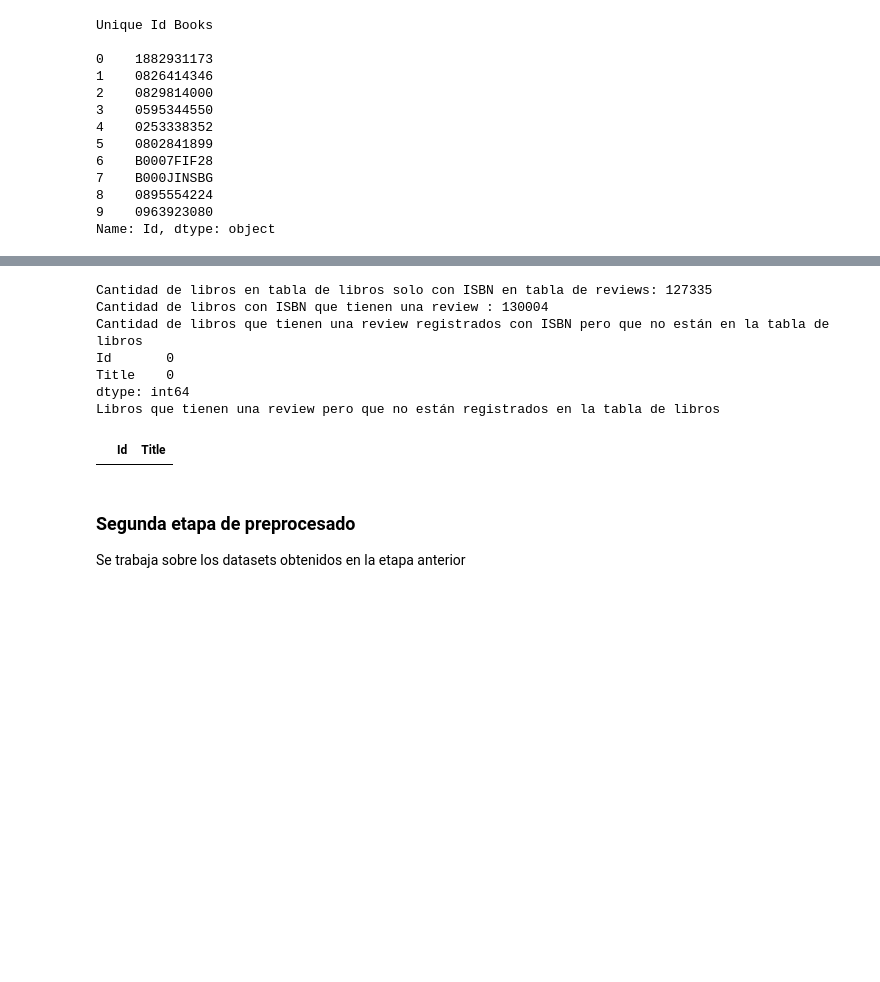
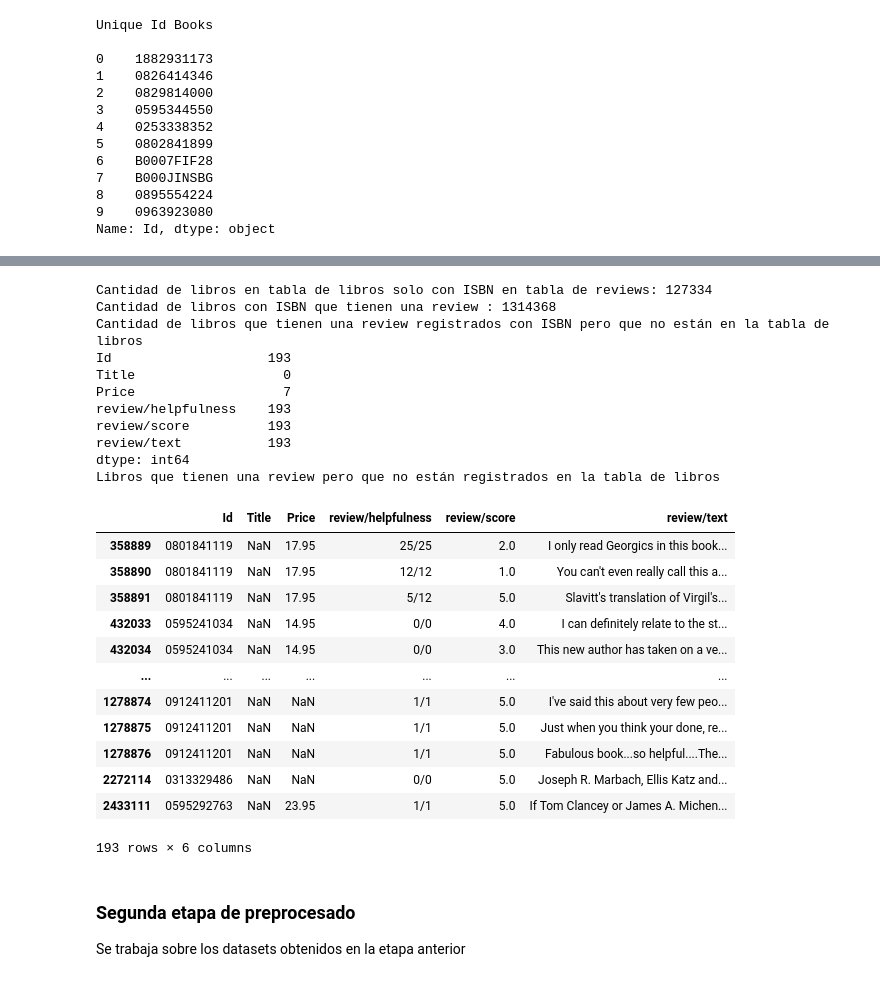
Before and after one commit to EmmaGalizio/Data-Science-Ammazon-Books-Reviews, a Jupyter notebook: TPI.ipynb, the cells around one changed output, grey strips where cells are left out. Saved outputs shown, nothing was run; the diff lists cells and outputs as text; code cells hidden in the pictures; blank space fills up the shorter version.

```diff
--- a/TPI.ipynb
+++ b/TPI.ipynb
@@ -143,0 +128,9 @@ Tengan en cuenta que se cargan todos los registros en una sola llamada. el archi
+# %%
+# Libro sin título
+titulo_faltante = df_books[df_books["Title"].isna()]
+print(titulo_faltante)
+# Indice en df_books: 1066
+
+# Buscando en los links encontramos su nombre: "Nan Yar - Who Am I?"
+df_books.loc[1066, "Title"] = "Nan Yar - Who Am I?"
+print(df_books.isna().sum())
@@ -254,3 +270,25 @@ Cantidad de titulos con indice numérico: 130009
 21  0789480662                  Eyewitness Travel Guide to Europe
 23  0517150328                    History of Magic and the Occult
 25  3161453549  Homer or Moses?: Early Christian Interpretatio...
+# %%
+#Hay 5 libros que tienen ISBN pero no tienen titulo
+df_books_no_title = df_reviews_titulos_numeric_ids[df_reviews_titulos_numeric_ids['Title'].isna() | df_reviews_titulos_numeric_ids['Title'].isnull() ]
+print(df_books_no_title)
+
+#                 Id Title
+# 25568   0801841119   NaN
+# 30848   0595241034   NaN
+# 93715   0912411201   NaN
+# 167772  0313329486   NaN
+# 180005  0595292763   NaN
+
+# carga manual
+df_reviews_titulos_numeric_ids.loc[25568, "Title"] = "Eclogues and Georgics of Virgil"
+df_reviews_titulos_numeric_ids.loc[30848, "Title"] = "Delicate Relations"
+df_reviews_titulos_numeric_ids.loc[93715, "Title"] = "Tinseltowns U.S.A"
+df_reviews_titulos_numeric_ids.loc[167772, "Title"] = "Federalism in America: An Encyclopedia, Volume I, A-J"
+df_reviews_titulos_numeric_ids.loc[180005, "Title"] = "Stars of the Southern Cross"
+
+# revisar de nuevo
+df_books_no_title = df_reviews_titulos_numeric_ids[df_reviews_titulos_numeric_ids['Title'].isna() | df_reviews_titulos_numeric_ids['Title'].isnull() ]
+print(df_books_no_title)
@@ -312,4 +355,0 @@ dtype: int64
-# %%
-#Eliminacion de las columnas user_id, profileName, review/Summary, review/time del df de reviews de libros registrados con ISBN
-df_reviews_ids_numericos_only = df_reviews_ids_numericos_only.drop(columns=['User_id', 'profileName', 'review/summary', 'review/time'])
-df_reviews_ids_numericos_only
@@ -332,7 +358,7 @@ df_reviews_ids_numericos_only
 
 
 #Eliminación de libros de la tabla de libros que no están en la tabla de reviews de libros registrados solo con ISBN
-titulos = df_reviews_unique_ids_numericos_only['Title'].to_numpy()
+titulos = df_reviews_titulos_numeric_ids['Title'].to_numpy()
 print("Cantidad de titulos: {}".format(len(titulos)))
 df_books_only_isbn = df_books[df_books['Title'].isin(titulos)]
 print("Cantidad de libros en tabla de libros:")
@@ -413,23 +395,39 @@ See the caveats in the documentation: https://pandas.pydata.org/pandas-docs/stab
 # %%
 #Titulos de libros que están en el archivo de reviews pero no en el de libros
 
 array_titulos_libros = df_books_only_isbn['Title'].to_numpy() # libros en el df de libros que tienen correspondencia con el df de reviews y estan registrados con isbn
 print("Cantidad de libros en tabla de libros solo con ISBN en tabla de reviews: {}".format(len(array_titulos_libros)))
-print("Cantidad de libros con ISBN que tienen una review : {}".format(df_reviews_unique_ids_numericos_only['Title'].count()))
-df_reviews_not_in_books = df_reviews_unique_ids_numericos_only[~df_reviews_unique_ids_numericos_only['Title'].isin(array_titulos_libros)]
+print("Cantidad de libros con ISBN que tienen una review : {}".format(df_reviews_ids_numericos_only['Title'].count()))
+df_reviews_not_in_books = df_reviews_ids_numericos_only[~df_reviews_ids_numericos_only['Title'].isin(array_titulos_libros)]
 print("Cantidad de libros que tienen una review registrados con ISBN pero que no están en la tabla de libros")
 print(df_reviews_not_in_books.count())
 print("Libros que tienen una review pero que no están registrados en la tabla de libros") #Capaz que se pueden eliminar tambien
 df_reviews_not_in_books
 # %% [output]
-Cantidad de libros en tabla de libros solo con ISBN en tabla de reviews: 127335
-Cantidad de libros con ISBN que tienen una review : 130004
+Cantidad de libros en tabla de libros solo con ISBN en tabla de reviews: 127334
+Cantidad de libros con ISBN que tienen una review : 1314368
 Cantidad de libros que tienen una review registrados con ISBN pero que no están en la tabla de libros
-Id       0
-Title    0
+Id                    193
+Title                   0
+Price                   7
+review/helpfulness    193
+review/score          193
+review/text           193
 dtype: int64
 Libros que tienen una review pero que no están registrados en la tabla de libros
-|  | Id | Title |
+|  | Id | Title | Price | review/helpfulness | review/score | review/text |
+| 358889 | 0801841119 | NaN | 17.95 | 25/25 | 2.0 | I only read Georgics in this book... |
+| 358890 | 0801841119 | NaN | 17.95 | 12/12 | 1.0 | You can't even really call this a... |
+| 358891 | 0801841119 | NaN | 17.95 | 5/12 | 5.0 | Slavitt's translation of Virgil's... |
+| 432033 | 0595241034 | NaN | 14.95 | 0/0 | 4.0 | I can definitely relate to the st... |
+| 432034 | 0595241034 | NaN | 14.95 | 0/0 | 3.0 | This new author has taken on a ve... |
+| ... | ... | ... | ... | ... | ... | ... |
+| 1278874 | 0912411201 | NaN | NaN | 1/1 | 5.0 | I've said this about very few peo... |
+| 1278875 | 0912411201 | NaN | NaN | 1/1 | 5.0 | Just when you think your done, re... |
+| 1278876 | 0912411201 | NaN | NaN | 1/1 | 5.0 | Fabulous book...so helpful....The... |
+| 2272114 | 0313329486 | NaN | NaN | 0/0 | 5.0 | Joseph R. Marbach, Ellis Katz and... |
+| 2433111 | 0595292763 | NaN | 23.95 | 1/1 | 5.0 | If Tom Clancey or James A. Michen... |
+193 rows × 6 columns
 # %%
 #Guardado de dataframe de reviews de libros registrados solo con ISBN
 df_reviews_ids_numericos_only.to_csv('data/books_reviews_isbn.csv')
```
Also changed, not shown: parts of 25 cells of this notebook.
